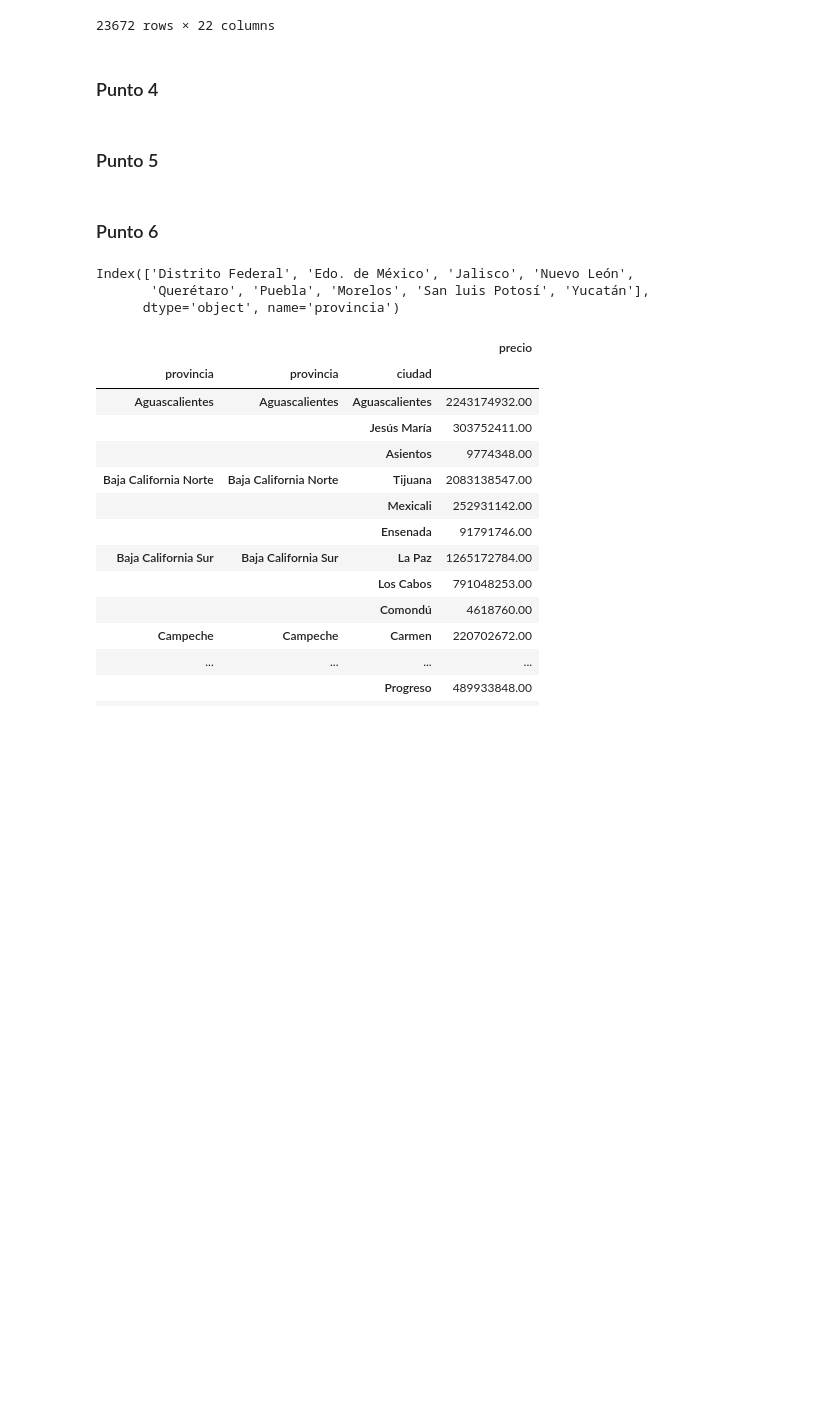
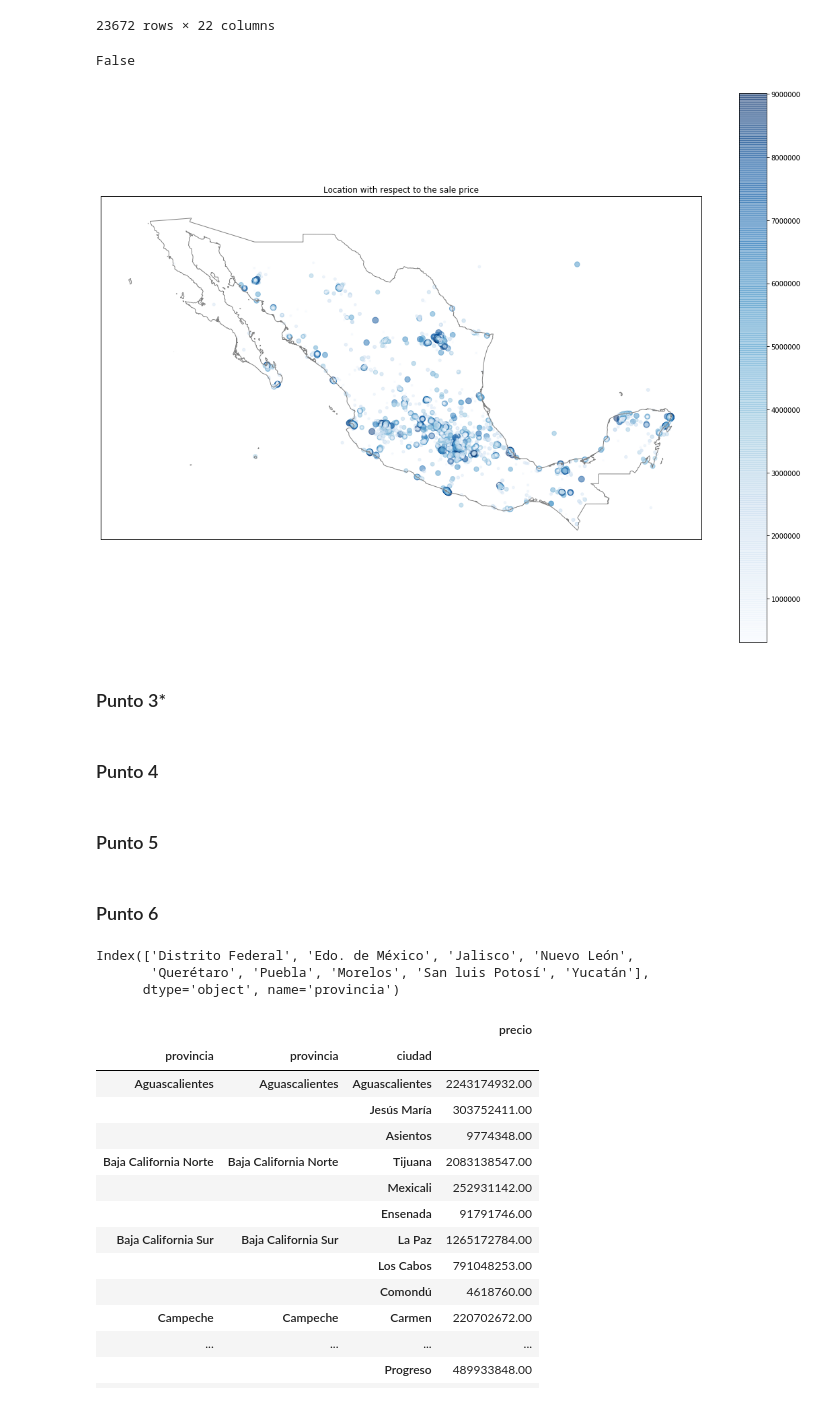
Before and after one commit to nbuzzano/7506-zonaprop, a Jupyter notebook: zonaprop-data-analysis.ipynb, the cells around one changed output. Saved outputs shown, nothing was run; the diff lists cells and outputs as text; code cells hidden in the pictures; blank space fills up the shorter version.

```diff
--- a/zonaprop-data-analysis.ipynb
+++ b/zonaprop-data-analysis.ipynb
@@ -569,0 +584,43 @@ df3.groupby(['provincia','ciudad']).apply(lambda _df: _df.nlargest(((_df.precio.
+# %%
+df3 = df.copy()
+df3 = df3[['lat','lng','precio']]
+df3.dropna(inplace= True)
+
+#filter out the outliers -> not in Mexico
+df3 = df3[(np.abs(stats.zscore(df3)) < 3).all(axis=1)]
+# %%
+# get country borders
+resolution = '10m'
+category = 'cultural'
+name = 'admin_0_countries'
+
+shpfilename = shapereader.natural_earth(resolution, category, name)
+reader = shapereader.Reader(shpfilename)
+countries = reader.records()
+# %%
+poly = None
+
+for country in countries:
+    if country.attributes['ADMIN'] == 'Mexico':
+        poly = country.geometry
+# %%
+poly is None
+# %% [output]
+False
+# %%
+plt.figure(figsize = [20,15])
+
+ax = plt.axes(projection=ccrs.PlateCarree())
+
+ax.add_geometries(poly, crs=ccrs.PlateCarree(), facecolor='none', edgecolor='0.5')
+
+df3.plot(kind="scatter", x="lng", y="lat", s=df3['precio']/10**5,
+                 c = df3['precio'], cmap="Blues", colorbar=True, ax=ax, alpha=0.5)
+plt.title('Location with respect to the sale price')
+
+#Set the map on mexico's location
+ax.set_extent([-120, -85, 14, 34], crs=ccrs.PlateCarree())
+# %% [output]
+[figure, added]
+# %% [markdown]
+### Punto 3*
```
Also changed, not shown: parts of 7 cells of this notebook.
